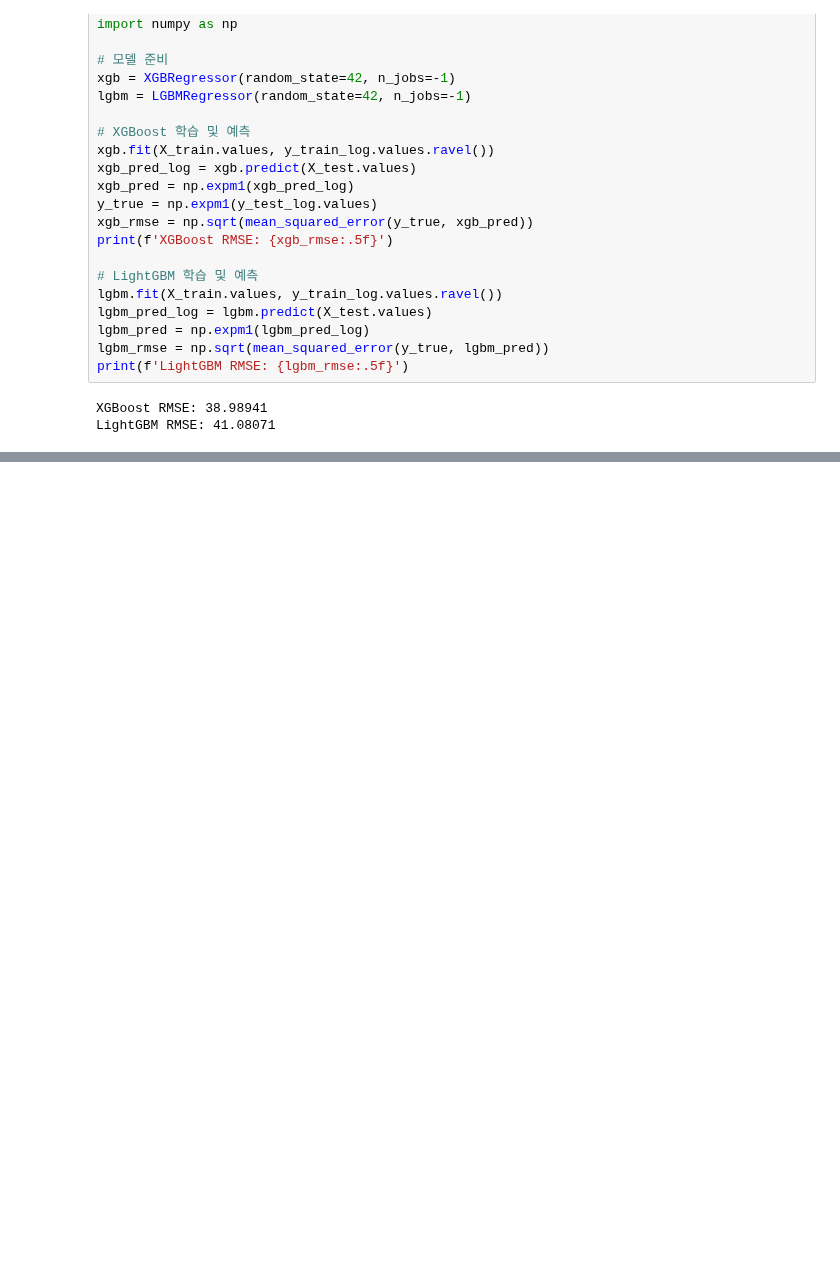
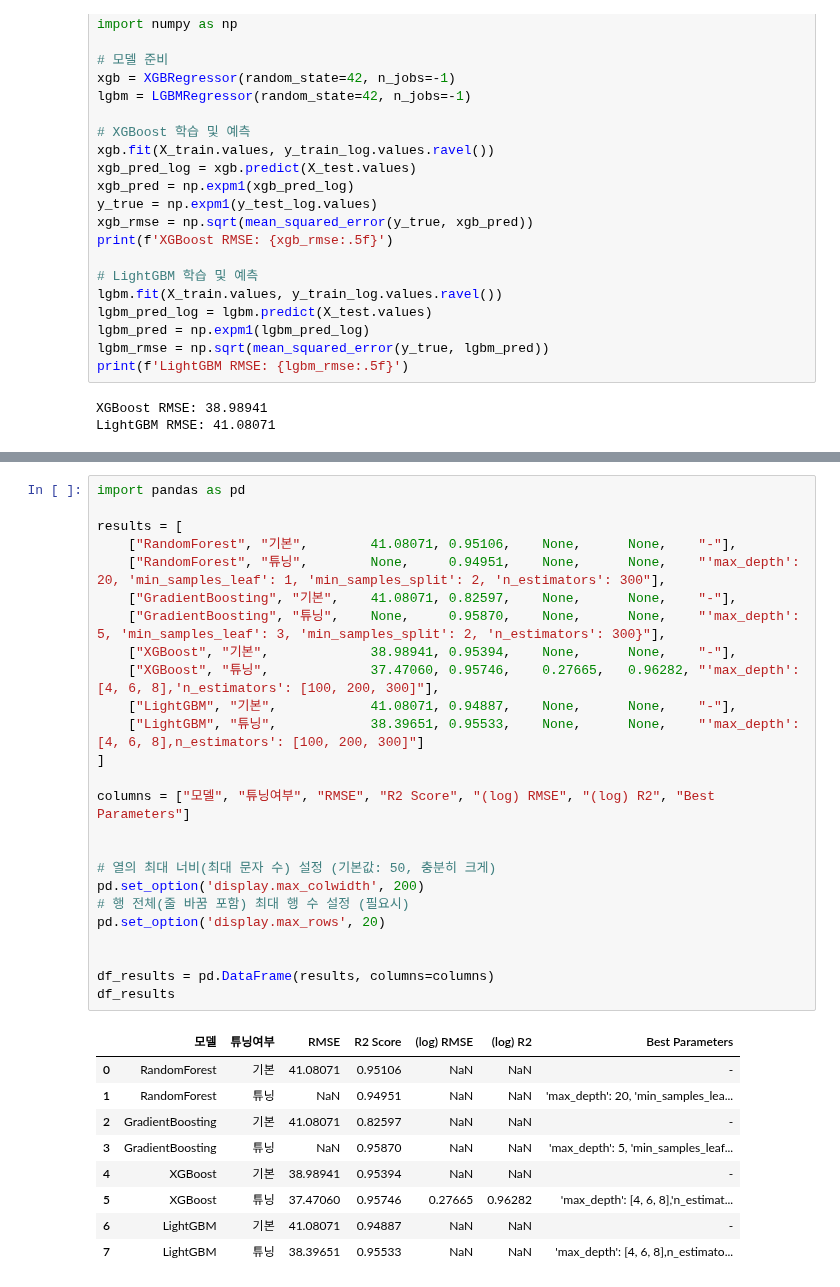
Before and after one commit to minsangggg/hipython_rep, a Jupyter notebook: Study/36.자전거대여량 예측모델.ipynb, the cells around one changed output, grey strips where cells are left out. Saved outputs shown, nothing was run; the diff lists cells and outputs as text; blank space fills up the shorter version.

```diff
--- a/Study/36.자전거대여량 예측모델.ipynb
+++ b/Study/36.자전거대여량 예측모델.ipynb
@@ -343,0 +487,35 @@ LightGBM R²: 0.94887
+# %%
+import pandas as pd
+
+results = [
+    ["RandomForest", "기본",        41.08071, 0.95106,    None,      None,    "-"],
+    ["RandomForest", "튜닝",        None,     0.94951,    None,      None,    "'max_depth': 20, 'min_samples_leaf': 1, 'min_samples_split': 2, 'n_estimators': 300"],
+    ["GradientBoosting", "기본",    41.08071, 0.82597,    None,      None,    "-"],
+    ["GradientBoosting", "튜닝",    None,     0.95870,    None,      None,    "'max_depth': 5, 'min_samples_leaf': 3, 'min_samples_split': 2, 'n_estimators': 300}"],
+    ["XGBoost", "기본",             38.98941, 0.95394,    None,      None,    "-"],
+    ["XGBoost", "튜닝",             37.47060, 0.95746,    0.27665,   0.96282, "'max_depth': [4, 6, 8],'n_estimators': [100, 200, 300]"],
+    ["LightGBM", "기본",            41.08071, 0.94887,    None,      None,    "-"],
+    ["LightGBM", "튜닝",            38.39651, 0.95533,    None,      None,    "'max_depth': [4, 6, 8],n_estimators': [100, 200, 300]"]
+]
+
+columns = ["모델", "튜닝여부", "RMSE", "R2 Score", "(log) RMSE", "(log) R2", "Best Parameters"]
+
+
+# 열의 최대 너비(최대 문자 수) 설정 (기본값: 50, 충분히 크게)
+pd.set_option('display.max_colwidth', 200)
+# 행 전체(줄 바꿈 포함) 최대 행 수 설정 (필요시)
+pd.set_option('display.max_rows', 20)
+
+
+df_results = pd.DataFrame(results, columns=columns)
+df_results
+# %% [output]
+|  | 모델 | 튜닝여부 | RMSE | R2 Score | (log) RMSE | (log) R2 | Best Parameters |
+| 0 | RandomForest | 기본 | 41.08071 | 0.95106 | NaN | NaN | - |
+| 1 | RandomForest | 튜닝 | NaN | 0.94951 | NaN | NaN | 'max_depth': 20, 'min_samples_lea... |
+| 2 | GradientBoosting | 기본 | 41.08071 | 0.82597 | NaN | NaN | - |
+| 3 | GradientBoosting | 튜닝 | NaN | 0.95870 | NaN | NaN | 'max_depth': 5, 'min_samples_leaf... |
+| 4 | XGBoost | 기본 | 38.98941 | 0.95394 | NaN | NaN | - |
+| 5 | XGBoost | 튜닝 | 37.47060 | 0.95746 | 0.27665 | 0.96282 | 'max_depth': [4, 6, 8],'n_estimat... |
+| 6 | LightGBM | 기본 | 41.08071 | 0.94887 | NaN | NaN | - |
+| 7 | LightGBM | 튜닝 | 38.39651 | 0.95533 | NaN | NaN | 'max_depth': [4, 6, 8],n_estimato... |
```
Also changed, not shown: parts of 14 cells of this notebook.
